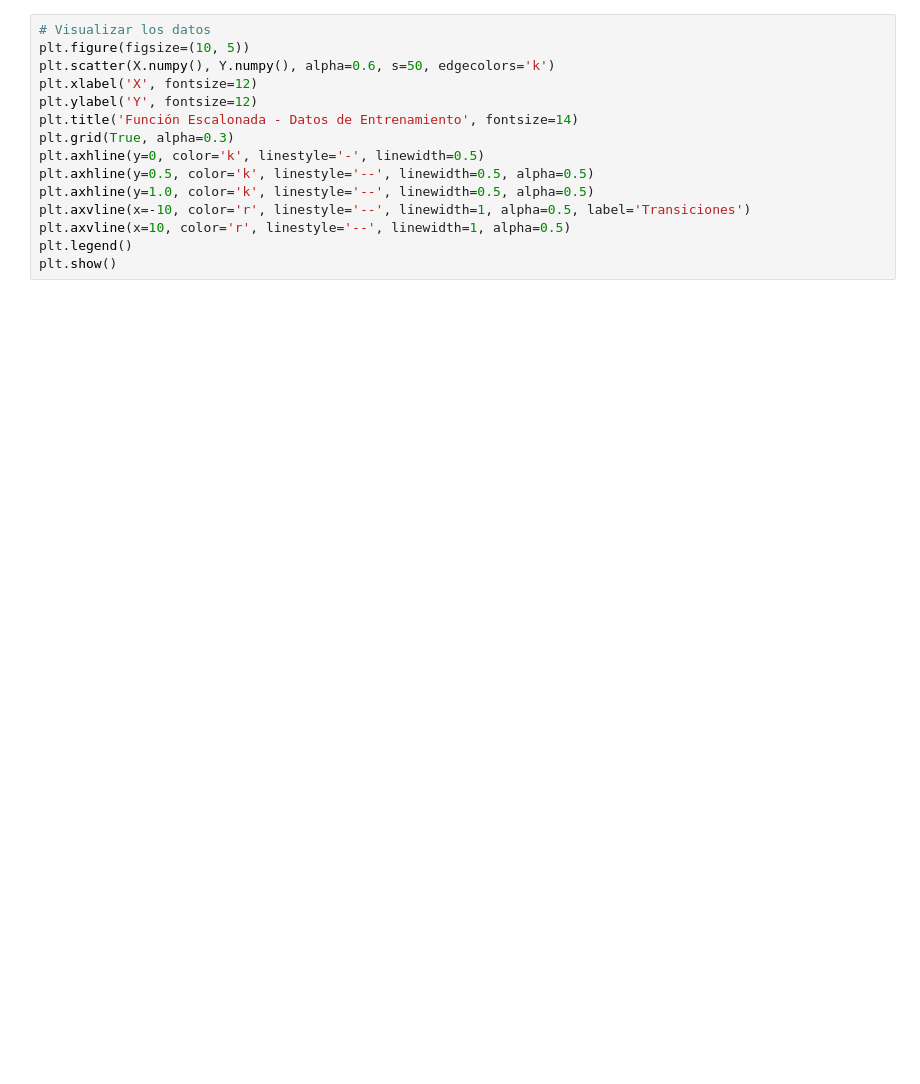
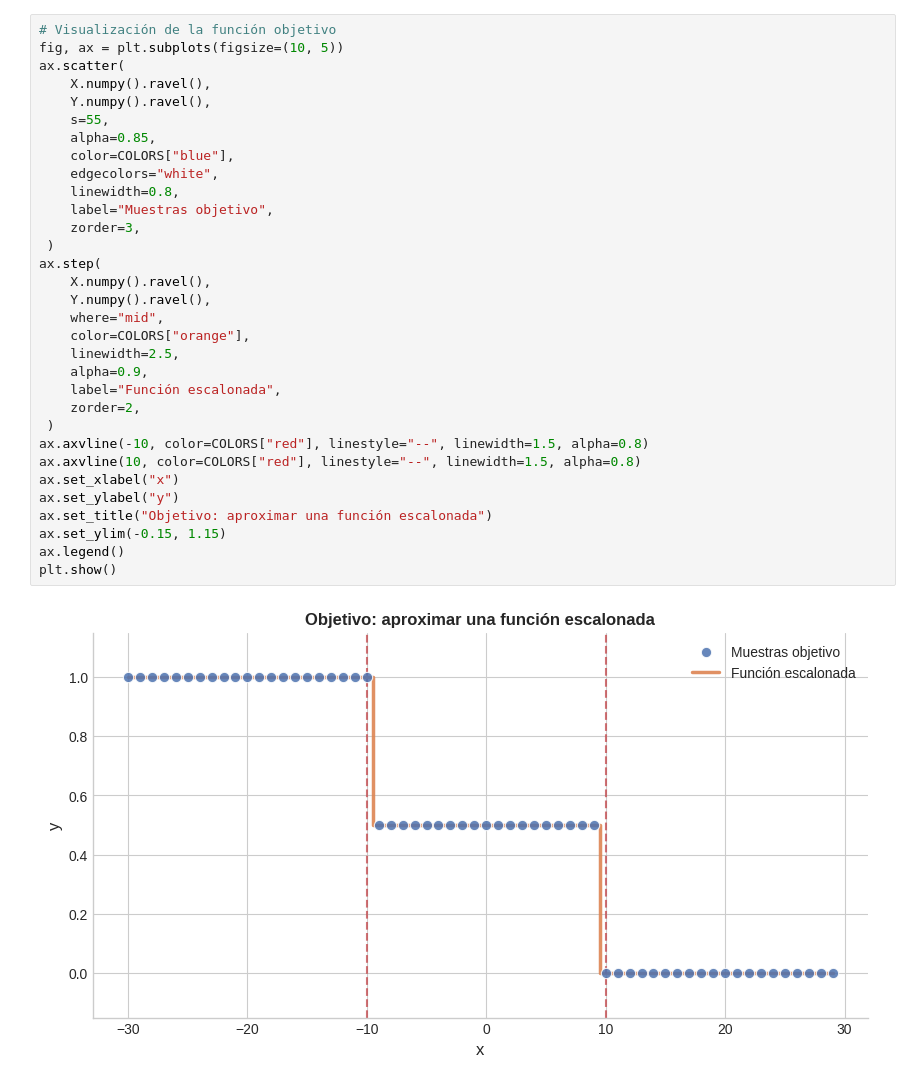
Before and after one commit to SantiagoVBlasL/aprendizaje-profundo-unsam, a Jupyter notebook: 01_intro_deep_learning/03_function_approximation_interactive.ipynb, the cells around one changed output. Drawn from its saved outputs; the diff is of its cells as text; blank space fills up the shorter version.

Commit message:
Final version 03: Universal Approximation Theorem, Pareto Efficiency, and ReLU Hinge Visualization

```diff
--- a/01_intro_deep_learning/03_function_approximation_interactive.ipynb
+++ b/01_intro_deep_learning/03_function_approximation_interactive.ipynb
@@ -52,16 +90,35 @@ print(f"Valores únicos de Y: {torch.unique(Y)}")
 # %%
-# Visualizar los datos
-plt.figure(figsize=(10, 5))
-plt.scatter(X.numpy(), Y.numpy(), alpha=0.6, s=50, edgecolors='k')
-plt.xlabel('X', fontsize=12)
-plt.ylabel('Y', fontsize=12)
-plt.title('Función Escalonada - Datos de Entrenamiento', fontsize=14)
-plt.grid(True, alpha=0.3)
-plt.axhline(y=0, color='k', linestyle='-', linewidth=0.5)
-plt.axhline(y=0.5, color='k', linestyle='--', linewidth=0.5, alpha=0.5)
-plt.axhline(y=1.0, color='k', linestyle='--', linewidth=0.5, alpha=0.5)
-plt.axvline(x=-10, color='r', linestyle='--', linewidth=1, alpha=0.5, label='Transiciones')
-plt.axvline(x=10, color='r', linestyle='--', linewidth=1, alpha=0.5)
-plt.legend()
+# Visualización de la función objetivo
+fig, ax = plt.subplots(figsize=(10, 5))
+ax.scatter(
+    X.numpy().ravel(),
+    Y.numpy().ravel(),
+    s=55,
+    alpha=0.85,
+    color=COLORS["blue"],
+    edgecolors="white",
+    linewidth=0.8,
+    label="Muestras objetivo",
+    zorder=3,
+ )
+ax.step(
+    X.numpy().ravel(),
+    Y.numpy().ravel(),
+    where="mid",
+    color=COLORS["orange"],
+    linewidth=2.5,
+    alpha=0.9,
+    label="Función escalonada",
+    zorder=2,
+ )
+ax.axvline(-10, color=COLORS["red"], linestyle="--", linewidth=1.5, alpha=0.8)
+ax.axvline(10, color=COLORS["red"], linestyle="--", linewidth=1.5, alpha=0.8)
+ax.set_xlabel("x")
+ax.set_ylabel("y")
+ax.set_title("Objetivo: aproximar una función escalonada")
+ax.set_ylim(-0.15, 1.15)
+ax.legend()
 plt.show()
+# %% [output]
+[figure, added]
 # %% [markdown]
```
Also changed, not shown: parts of 31 cells of this notebook.
